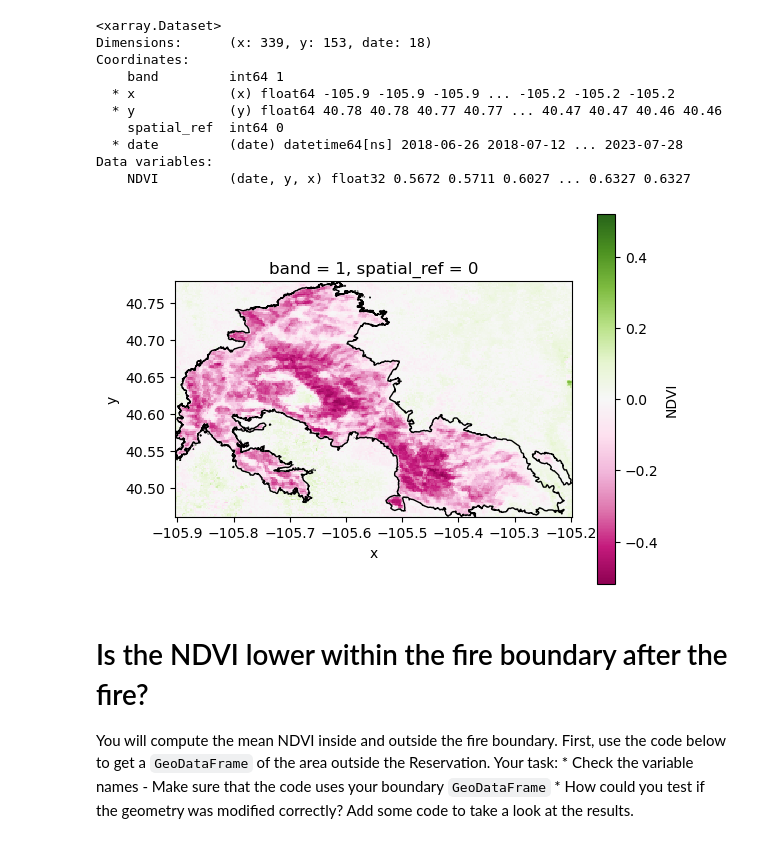
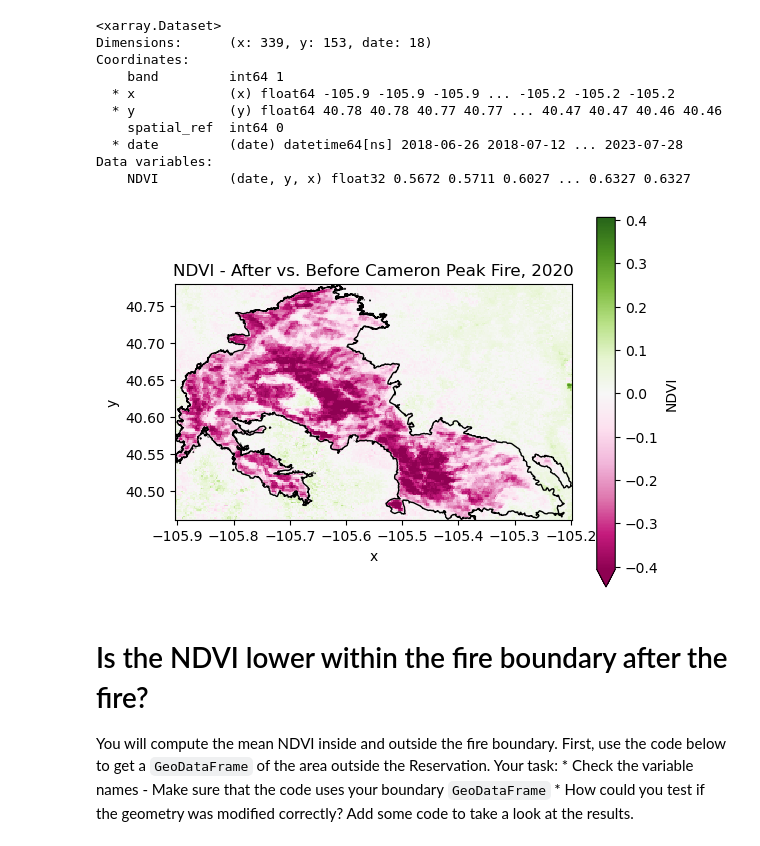
Before and after one commit to cu-esiil-edu/shortcourse-02-vegetation-nquarder, a Jupyter notebook: vegetation.ipynb, the cells around one changed output. Cells and saved outputs as stored; diff of their text form; code cells hidden in the pictures.

```diff
--- a/vegetation.ipynb
+++ b/vegetation.ipynb
@@ -472,12 +468,13 @@ ndvi_diff = (
 # %%
 # Plot the difference
 fig, ax = plt.subplots()
 
-ndvi_diff.plot(x='x', y='y', cmap='PiYG', ax=ax)
+ndvi_diff.plot(x='x', y='y', cmap='PiYG', robust=True, ax=ax)
 cameron_peak_gdf.plot(edgecolor='black', color='none', ax=ax)
+plt.title("NDVI - After vs. Before Cameron Peak Fire, 2020")
 plt.show()
 # %% [output]
-[figure, old version]
+[figure, new version]
 # %% [markdown]
 # Is the NDVI lower within the fire boundary after the fire?
 
```
Also changed, not shown: parts of 6 cells of this notebook.
